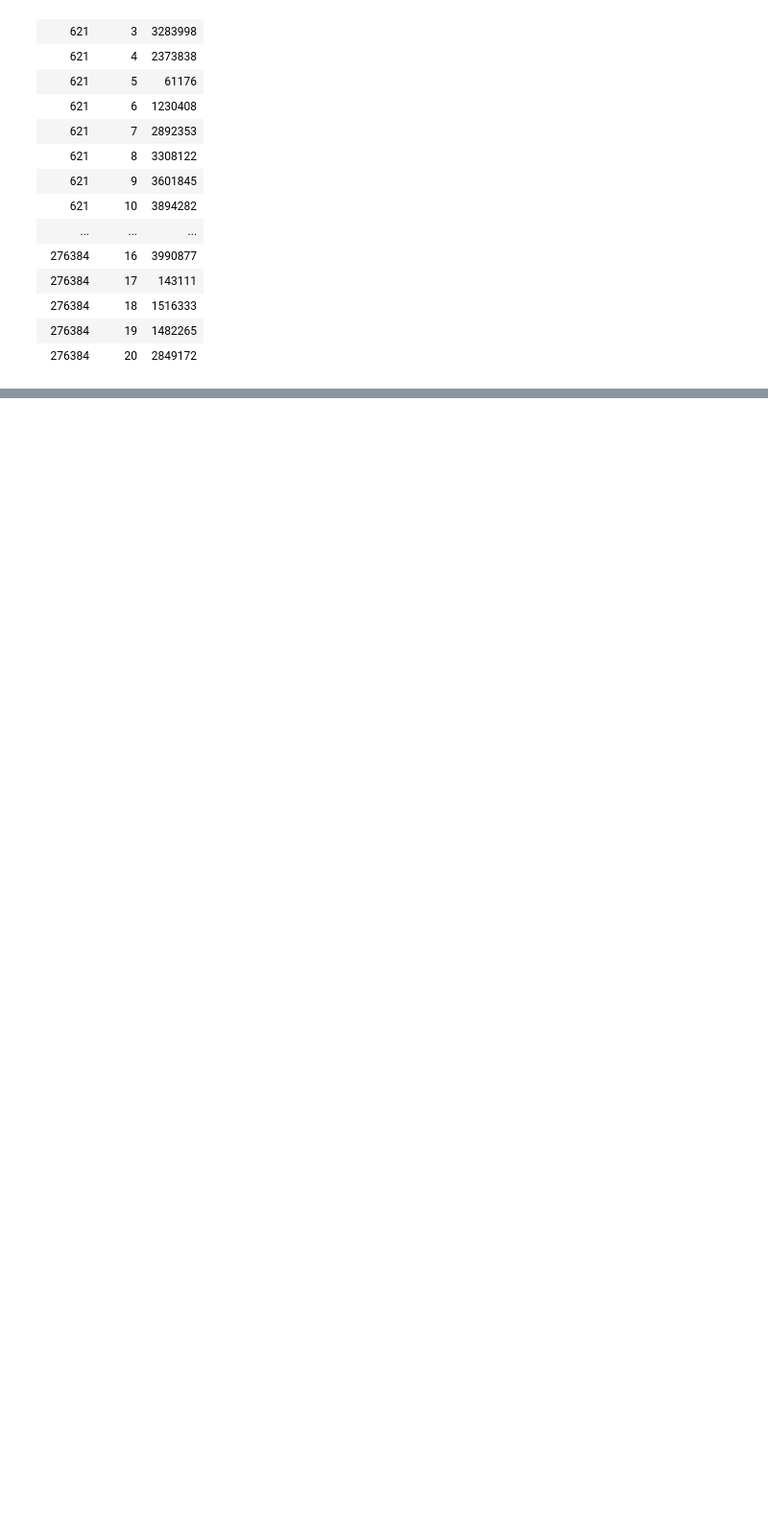
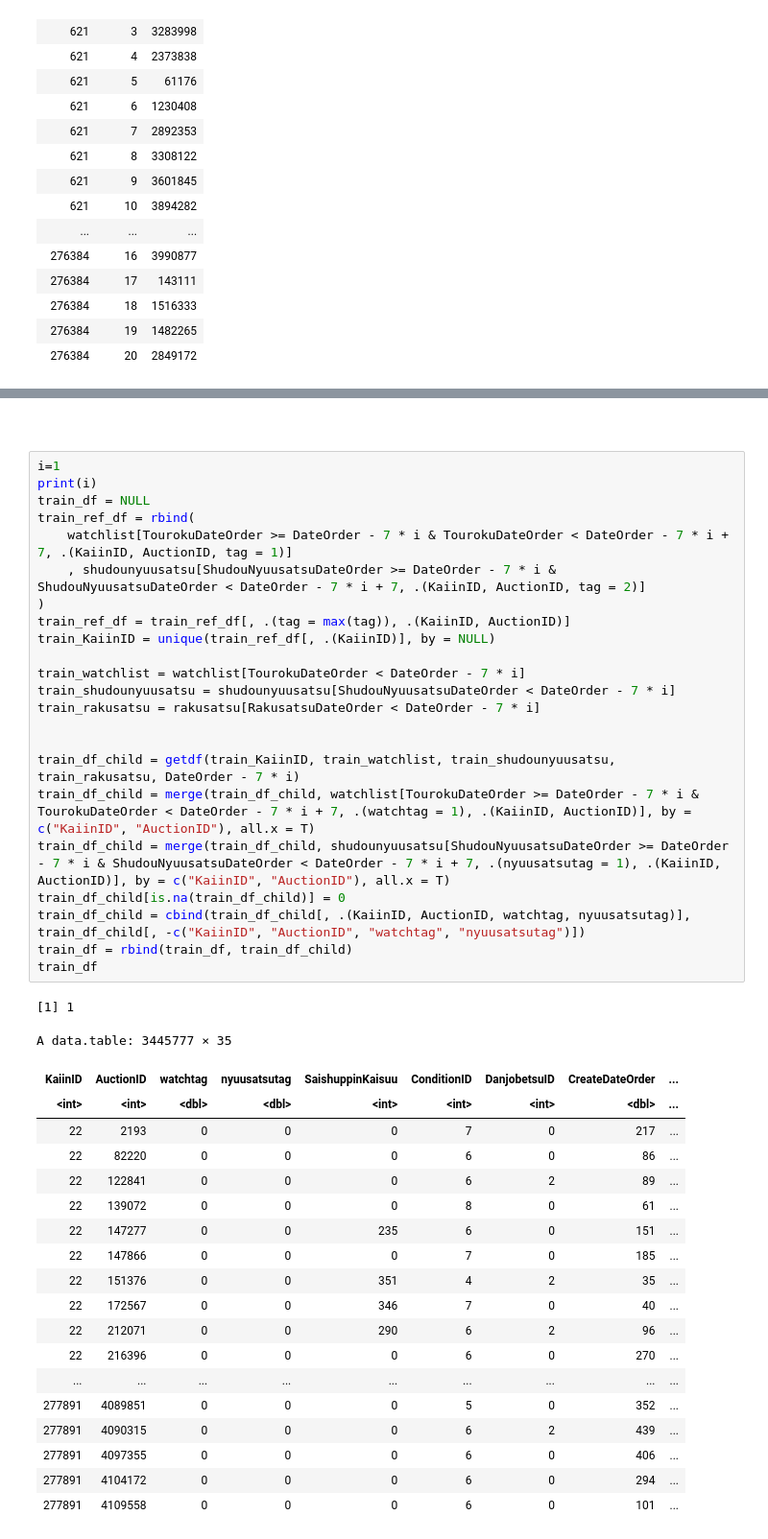
Before and after one commit to kyouyap/nishika_recommend, a Jupyter notebook: Untitled.ipynb, the cells around one changed output, grey strips where cells are left out. Shown at 96% size. Saved outputs shown, nothing was run; the diff lists cells and outputs as text; blank space fills up the shorter version.

```diff
--- a/Untitled.ipynb
+++ b/Untitled.ipynb
@@ -374,0 +771,46 @@ A data.table: 120320 × 3
+# %% [markdown]
+##
+# %%
+i=1
+print(i)
+train_df = NULL
+train_ref_df = rbind(
+    watchlist[TourokuDateOrder >= DateOrder - 7 * i & TourokuDateOrder < DateOrder - 7 * i + 7, .(KaiinID, AuctionID, tag = 1)]
+    , shudounyuusatsu[ShudouNyuusatsuDateOrder >= DateOrder - 7 * i & ShudouNyuusatsuDateOrder < DateOrder - 7 * i + 7, .(KaiinID, AuctionID, tag = 2)]
+)
+train_ref_df = train_ref_df[, .(tag = max(tag)), .(KaiinID, AuctionID)]
+train_KaiinID = unique(train_ref_df[, .(KaiinID)], by = NULL)
+
+train_watchlist = watchlist[TourokuDateOrder < DateOrder - 7 * i]
+train_shudounyuusatsu = shudounyuusatsu[ShudouNyuusatsuDateOrder < DateOrder - 7 * i]
+train_rakusatsu = rakusatsu[RakusatsuDateOrder < DateOrder - 7 * i]
+
+
+train_df_child = getdf(train_KaiinID, train_watchlist, train_shudounyuusatsu, train_rakusatsu, DateOrder - 7 * i)
+train_df_child = merge(train_df_child, watchlist[TourokuDateOrder >= DateOrder - 7 * i & TourokuDateOrder < DateOrder - 7 * i + 7, .(watchtag = 1), .(KaiinID, AuctionID)], by = c("KaiinID", "AuctionID"), all.x = T)
+train_df_child = merge(train_df_child, shudounyuusatsu[ShudouNyuusatsuDateOrder >= DateOrder - 7 * i & ShudouNyuusatsuDateOrder < DateOrder - 7 * i + 7, .(nyuusatsutag = 1), .(KaiinID, AuctionID)], by = c("KaiinID", "AuctionID"), all.x = T)
+train_df_child[is.na(train_df_child)] = 0
+train_df_child = cbind(train_df_child[, .(KaiinID, AuctionID, watchtag, nyuusatsutag)], train_df_child[, -c("KaiinID", "AuctionID", "watchtag", "nyuusatsutag")])
+train_df = rbind(train_df, train_df_child)
+train_df
+# %% [output]
+[1] 1
+A data.table: 3445777 × 35
+| KaiinID | AuctionID | watchtag | nyuusatsutag | SaishuppinKaisuu | ConditionID | DanjobetsuID | CreateDateOrder | ... |
+| <int> | <int> | <dbl> | <dbl> | <int> | <int> | <int> | <dbl> | ... |
+| 22 | 2193 | 0 | 0 | 0 | 7 | 0 | 217 | ... |
+| 22 | 82220 | 0 | 0 | 0 | 6 | 0 | 86 | ... |
+| 22 | 122841 | 0 | 0 | 0 | 6 | 2 | 89 | ... |
+| 22 | 139072 | 0 | 0 | 0 | 8 | 0 | 61 | ... |
+| 22 | 147277 | 0 | 0 | 235 | 6 | 0 | 151 | ... |
+| 22 | 147866 | 0 | 0 | 0 | 7 | 0 | 185 | ... |
+| 22 | 151376 | 0 | 0 | 351 | 4 | 2 | 35 | ... |
+| 22 | 172567 | 0 | 0 | 346 | 7 | 0 | 40 | ... |
+| 22 | 212071 | 0 | 0 | 290 | 6 | 2 | 96 | ... |
+| 22 | 216396 | 0 | 0 | 0 | 6 | 0 | 270 | ... |
+| ... | ... | ... | ... | ... | ... | ... | ... | ... |
+| 277891 | 4089851 | 0 | 0 | 0 | 5 | 0 | 352 | ... |
+| 277891 | 4090315 | 0 | 0 | 0 | 6 | 2 | 439 | ... |
+| 277891 | 4097355 | 0 | 0 | 0 | 6 | 0 | 406 | ... |
+| 277891 | 4104172 | 0 | 0 | 0 | 6 | 0 | 294 | ... |
+| 277891 | 4109558 | 0 | 0 | 0 | 6 | 0 | 101 | ... |
```
Also changed, not shown: parts of 11 cells of this notebook, 5 other files.
